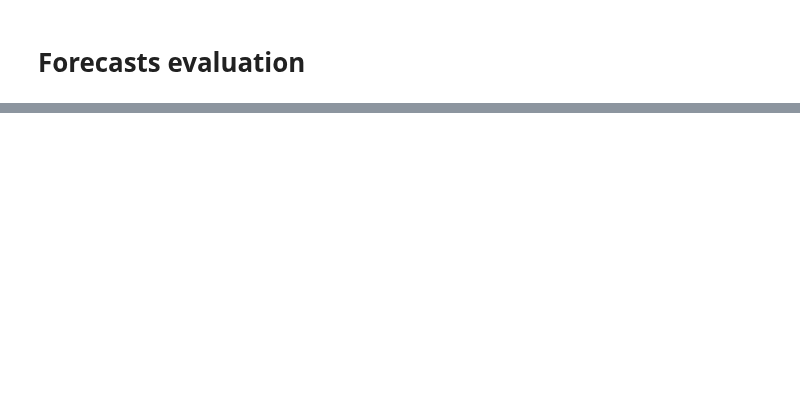
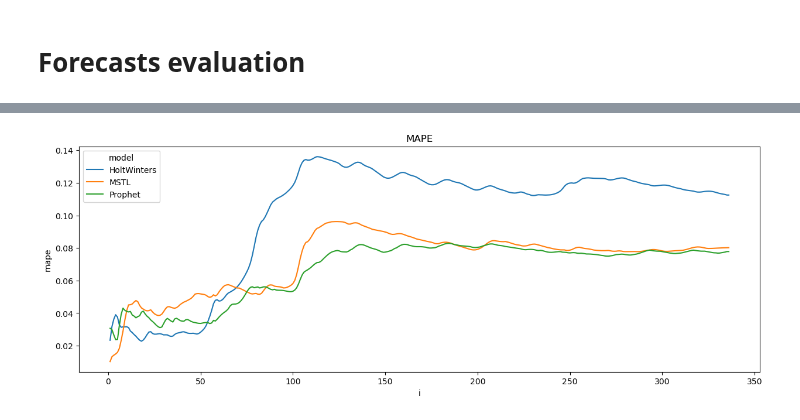
Before and after one commit to matheus-vizzotto/load_forecasting, a Jupyter notebook: src/model_tests2.ipynb, the cells around one changed output, grey strips where cells are left out. Cells and saved outputs as stored; diff of their text form; code cells hidden in the pictures; blank space fills up the shorter version.

Commit message:
metrics

```diff
--- a/src/model_tests2.ipynb
+++ b/src/model_tests2.ipynb
@@ -66,3 +46,0 @@ data.columns = ['ds', 'y']
-# %%
-model = fbprophet.Prophet(daily_seasonality=True, weekly_seasonality=True, yearly_seasonality=True)
-model.fit(data)
@@ -167,11 +58,3 @@ forecasts = pd.read_parquet(os.path.join(FORECASTS_DATA_DIR, "forecasts.parquet"
 oos_forecasts = [os.path.join(FORECASTS_DATA_DIR, file) for file in os.listdir(FORECASTS_DATA_DIR) if file.startswith('oos')]
 # %%
 # TODO: SALVAR FORECASTS COM OS MESMOS NOMES E NÚMERO DE COLUNAS PARA PODER CONCATENAR AQUI
-# %%
-cols = ['ds', 'yhat']
-df_oos_forecasts = pd.DataFrame()
-for oos_forecast in oos_forecasts:
-    df = pd.read_parquet(oos_forecast)
-    print(df.head())
-    df = df[cols]
-    df_oos_forecasts = pd.concat([df_oos_forecasts, df])
@@ -205,0 +61,8 @@ oos_forecasts
+# %%
+df_oos_forecasts = pd.DataFrame()
+for oos_forecast in oos_forecasts:
+    df_oos_forecast = pd.read_parquet(oos_forecast)
+    df_oos_forecast["model"] = oos_forecast.split("\\")[-1].split("_")[1]
+    df_oos_forecasts = pd.concat([df_oos_forecasts, df_oos_forecast])
+df_fc_test = pd.merge(df_oos_forecasts, ts.full_series, left_on="datetime", right_index=True, how="left")
+df_fc_test.rename(columns={"load_mwmed": "y"}, inplace=True)
@@ -205,0 +73,20 @@ oos_forecasts
+# %%
+cum_metrics = []
+for model in df_fc_test.model.unique():
+    df_model_sub = df_fc_test[df_fc_test["model"]==model]
+    for i in range(1, len(df_model_sub)+1):
+        #print(df_model_sub["datetime"].iloc[i])
+        part_df = df_model_sub.loc[:i, ["yhat", "y"]]
+        metrics = {}
+        metrics["model"] = model
+        metrics["i"] = i
+        metrics.update(get_metrics(part_df["yhat"], part_df["y"]))
+        cum_metrics.append(metrics)
+df_final = pd.DataFrame(cum_metrics)
+# %%
+plt.figure(figsize=(15,5))
+sns.lineplot(data=df_final, y="mape", x="i", hue="model")
+plt.title("MAPE")
+plt.show()
+# %% [output]
+[figure, added]
```
Also changed, not shown: parts of 24 cells of this notebook, 7 other files.
